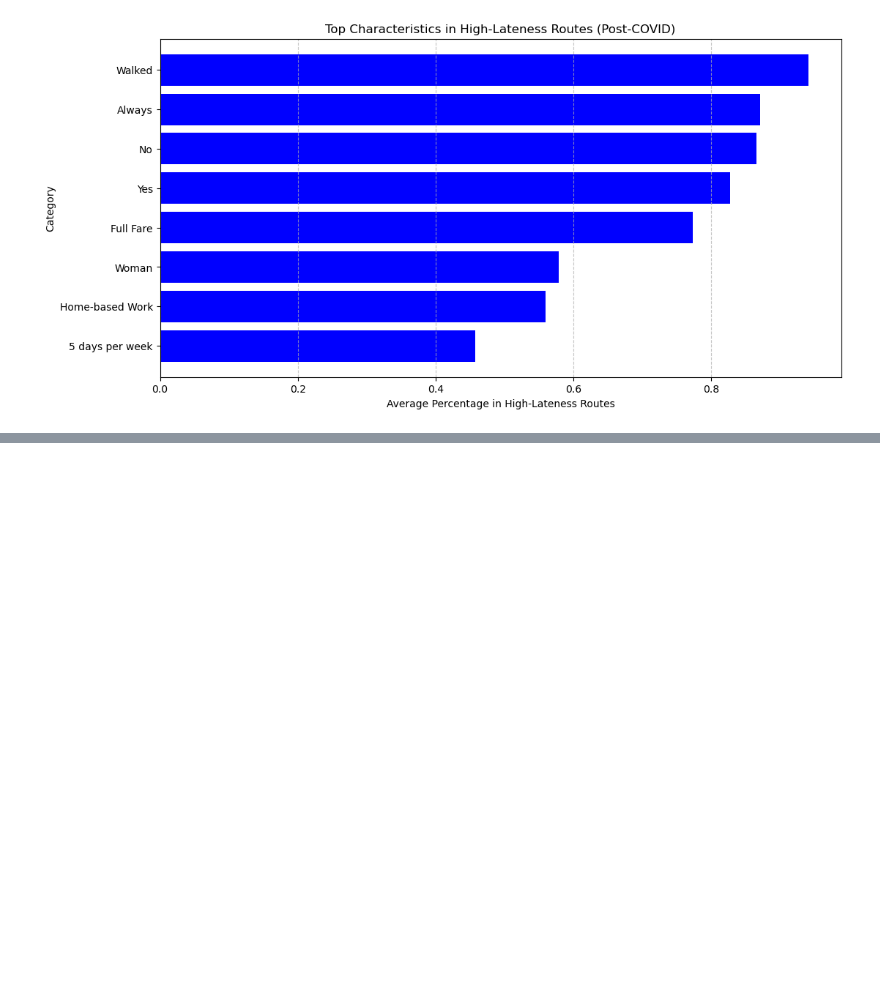
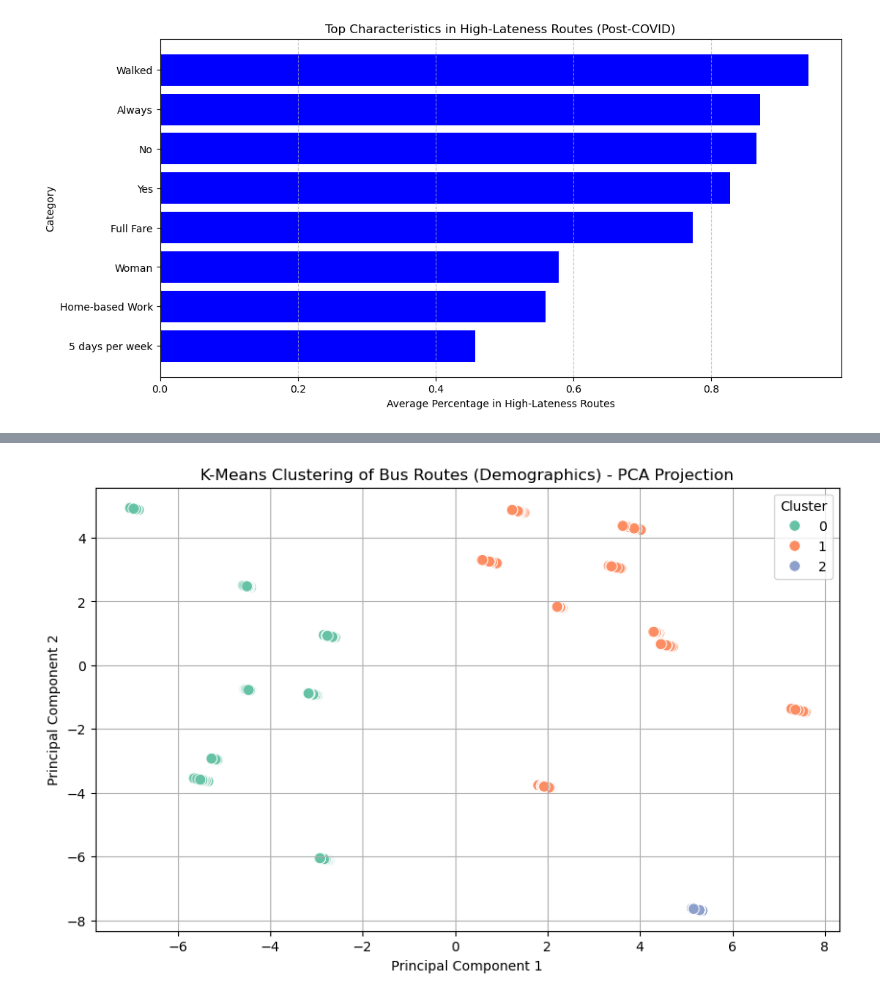
Before and after one commit to KKeySimon/BostonBusEquity, a Jupyter notebook: sarah.ipynb, the cells around one changed output, grey strips where cells are left out. Cells and saved outputs as stored; diff of their text form; code cells hidden in the pictures; blank space fills up the shorter version.

```diff
--- a/sarah.ipynb
+++ b/sarah.ipynb
@@ -400,0 +445,24 @@ plt.show()
+# %%
+from sklearn.decomposition import PCA
+import matplotlib.pyplot as plt
+import seaborn as sns
+
+# Reduce to 2D using PCA
+pca = PCA(n_components=2)
+reduced_features = pca.fit_transform(scaled_features)
+
+# Create a DataFrame with 2D coordinates and cluster labels
+visual_df = pd.DataFrame(reduced_features, columns=["PCA1", "PCA2"])
+visual_df["Cluster"] = clusters
+
+# Plot the clusters in 2D space
+plt.figure(figsize=(10, 6))
+sns.scatterplot(data=visual_df, x="PCA1", y="PCA2", hue="Cluster", palette="Set2", s=70)
+plt.title("K-Means Clustering of Bus Routes (Demographics) - PCA Projection")
+plt.xlabel("Principal Component 1")
+plt.ylabel("Principal Component 2")
+plt.legend(title="Cluster")
+plt.grid(True)
+plt.show()
+# %% [output]
+[figure, added]
```
Also changed, not shown: parts of 6 cells of this notebook.
